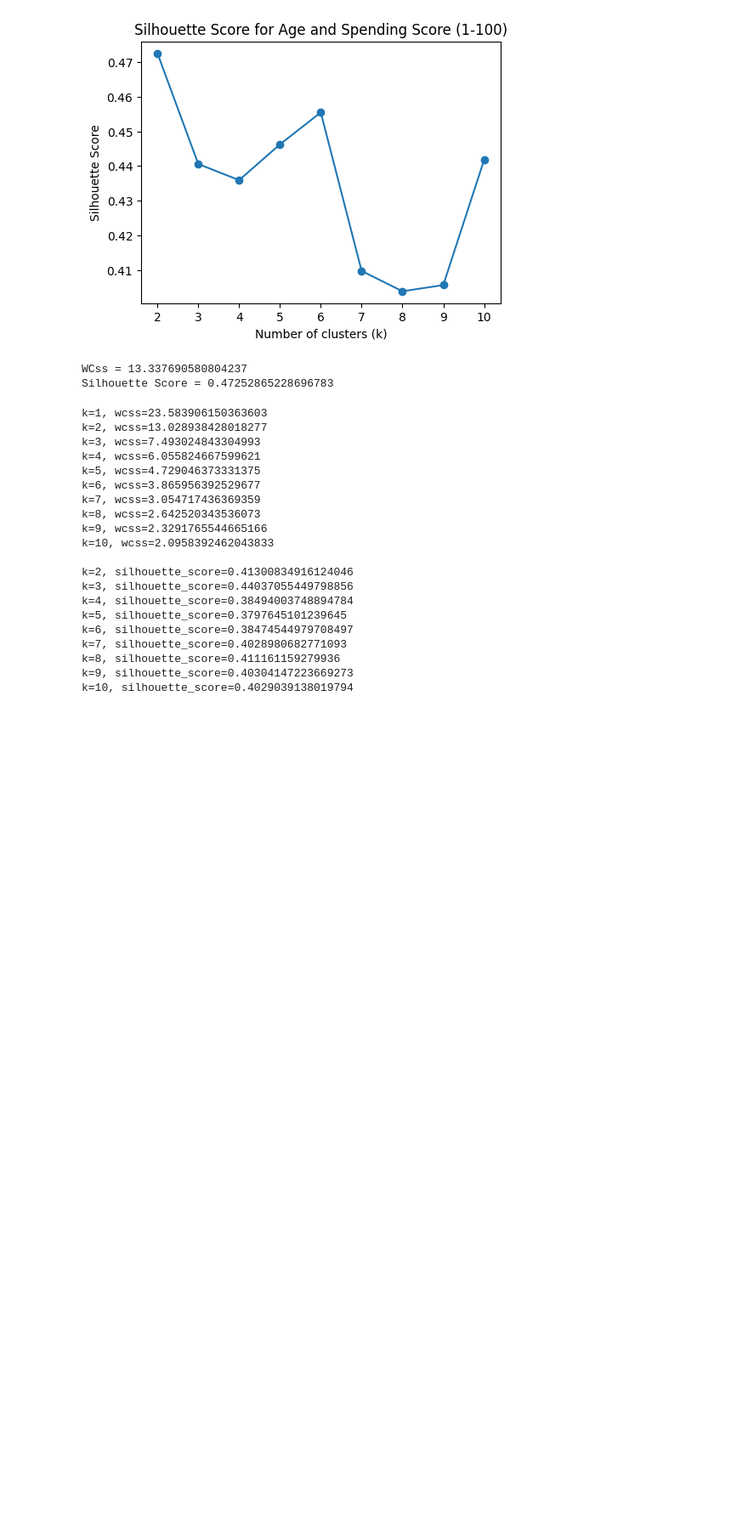
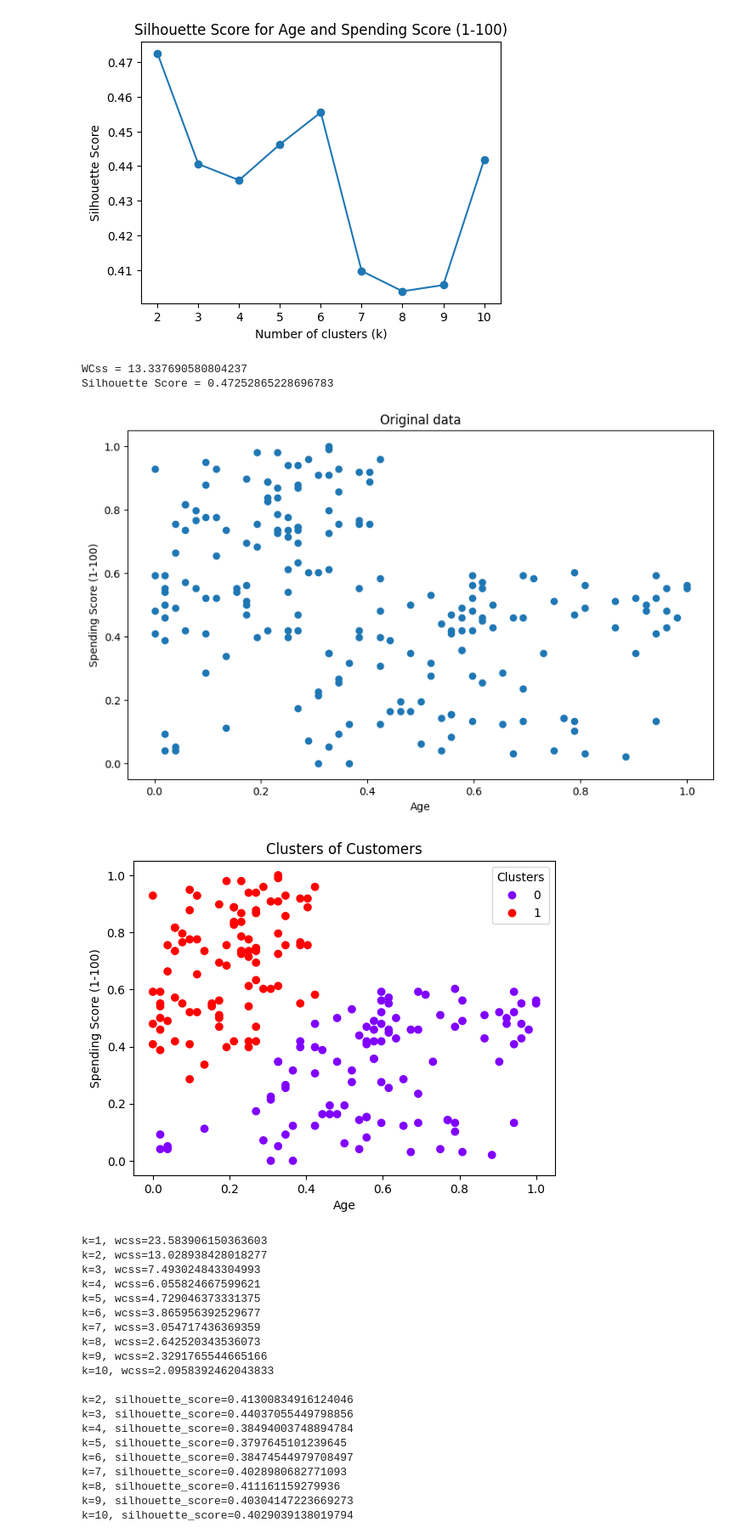
Before and after one commit to Abdullahali77/NTI_ML, a Jupyter notebook: K_Means_MallCustomers.ipynb, the cells around one changed output. Shown at 85% size. Saved outputs shown, nothing was run; the diff lists cells and outputs as text; code cells hidden in the pictures; blank space fills up the shorter version.

```diff
--- a/K_Means_MallCustomers.ipynb
+++ b/K_Means_MallCustomers.ipynb
@@ -206,6 +225,25 @@ print(f"Silhouette Score = {sil_scores[-1]}")
 # %% [output]
 WCss = 13.337690580804237
 Silhouette Score = 0.47252865228696783
+# %%
+# plot_original_vs_clusters
+plt.figure(figsize=(10, 6))
+plt.scatter(df_scaled['Age'], df_scaled['Spending Score (1-100)'])
+plt.xlabel('Age')
+plt.ylabel('Spending Score (1-100)')
+plt.title('Original data')
+plt.show()
+# pred
+labels = kmeans_age.labels_
+scatter = plt.scatter(df_scaled['Age'], df_scaled['Spending Score (1-100)'], c=labels, cmap='rainbow')
+plt.xlabel('Age')
+plt.ylabel('Spending Score (1-100)')
+plt.title('Clusters of Customers')
+plt.legend(*scatter.legend_elements(), title="Clusters")
+plt.show()
+# %% [output]
+[figure, added]
+[figure, added]
 # %%
 pair3 = [df_scaled['Age'], df_scaled['Annual Income (k$)']]
 x3 = test_pair(pair3)
```
Also changed, not shown: parts of 4 cells of this notebook.
